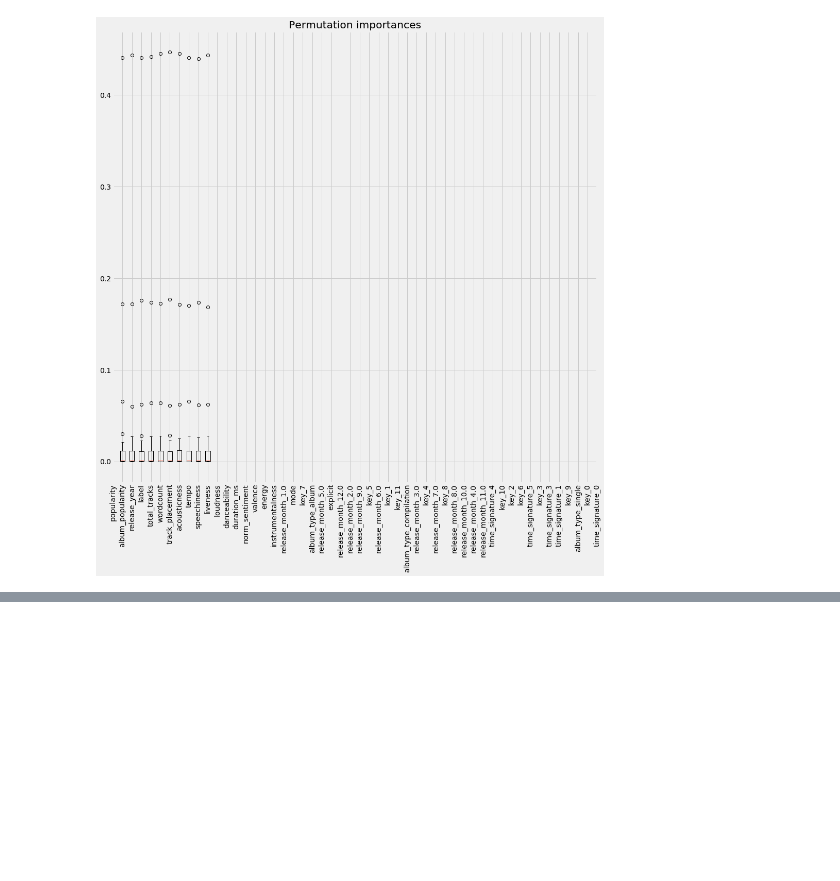
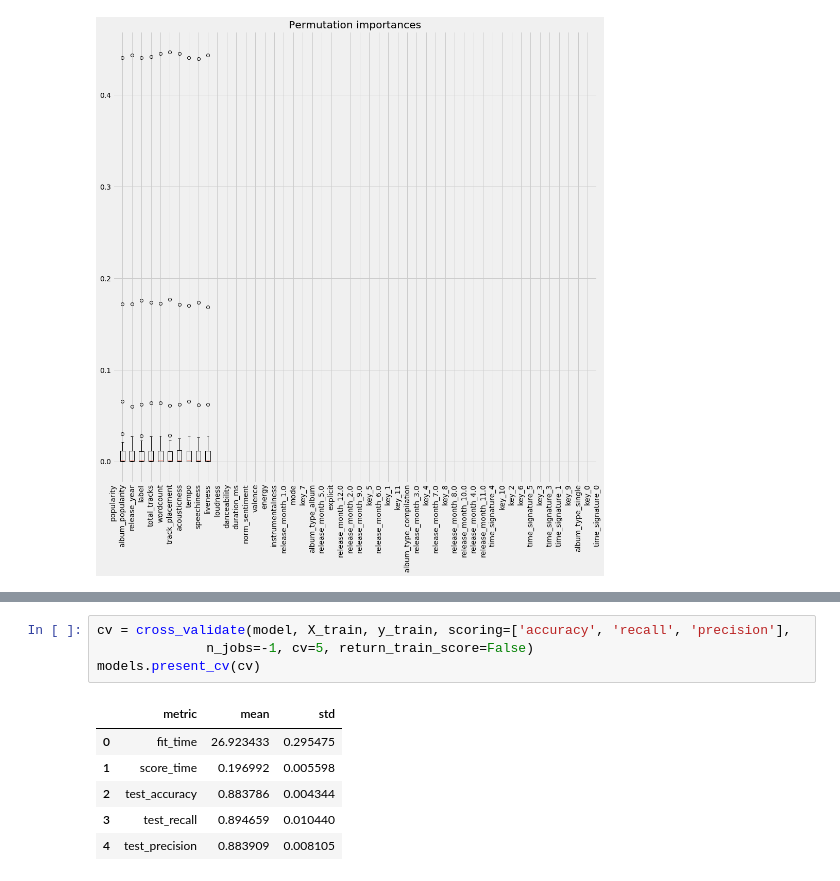
Before and after one commit to Greenford/billboard, a Jupyter notebook: models.ipynb, the cells around one changed output, grey strips where cells are left out. Drawn from its saved outputs; the diff is of its cells as text; blank space fills up the shorter version.

```diff
--- a/models.ipynb
+++ b/models.ipynb
@@ -254,0 +299,11 @@ plot_perm_importances(model, X_train, y_train, np.inf, df.columns)
+# %%
+cv = cross_validate(model, X_train, y_train, scoring=['accuracy', 'recall', 'precision'],
+              n_jobs=-1, cv=5, return_train_score=False)
+models.present_cv(cv)
+# %% [output]
+|  | metric | mean | std |
+| 0 | fit_time | 26.923433 | 0.295475 |
+| 1 | score_time | 0.196992 | 0.005598 |
+| 2 | test_accuracy | 0.883786 | 0.004344 |
+| 3 | test_recall | 0.894659 | 0.010440 |
+| 4 | test_precision | 0.883909 | 0.008105 |
```
Also changed, not shown: parts of 38 cells of this notebook, 3 other files.
